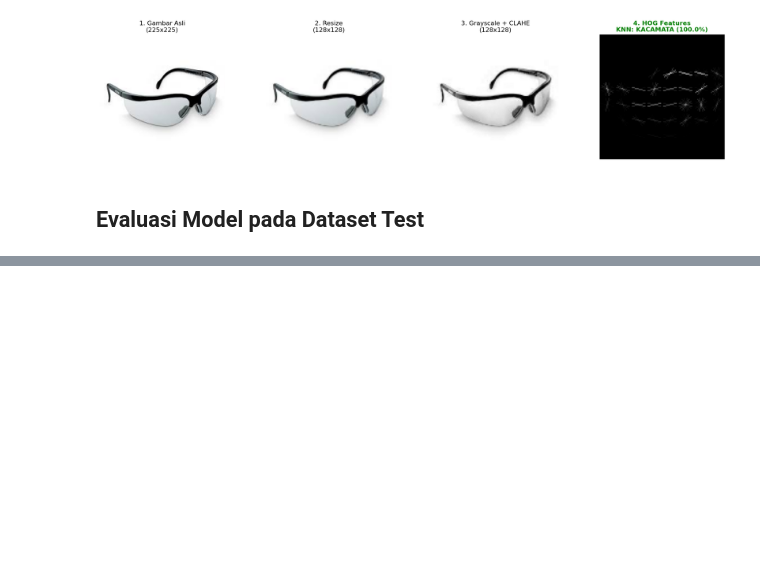
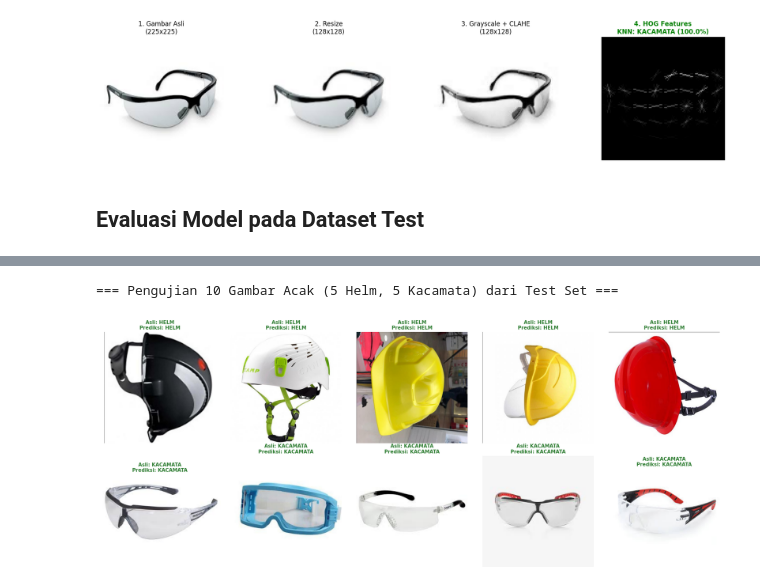
Before and after one commit to DwikyRezza/klasifikasi-APD-menggunakan-KNN, a Jupyter notebook: new_knn.ipynb, the cells around one changed output, grey strips where cells are left out. Drawn from its saved outputs; the diff is of its cells as text; code cells hidden in the pictures; blank space fills up the shorter version.

Commit message:
update pengujian dengan 10 gambar acak dari test set

```diff
--- a/new_knn.ipynb
+++ b/new_knn.ipynb
@@ -307,0 +270,53 @@ predict_custom_image(image_path)
+# %%
+import glob
+import os
+import random
+import matplotlib.pyplot as plt
+import cv2
+
+print('=== Pengujian 10 Gambar Acak (5 Helm, 5 Kacamata) dari Test Set ===')
+
+# Mengambil 5 gambar helm dan 5 gambar kacamata secara acak
+helm_all = glob.glob('dataset/test/helm/*.*')
+kacamata_all = glob.glob('dataset/test/kacamata/*.*')
+
+helm_samples = random.sample(helm_all, min(5, len(helm_all)))
+kacamata_samples = random.sample(kacamata_all, min(5, len(kacamata_all)))
+
+test_images = helm_samples + kacamata_samples
+
+fig, axes = plt.subplots(2, 5, figsize=(20, 8))
+axes = axes.flatten()
+
+for i, img_path in enumerate(test_images):
+    if not os.path.exists(img_path):
+        continue
+
+    features = extract_features(img_path)
+    if features is None:
+        continue
+
+    features_scaled = scaler_final.transform([features])
+    prediction      = knn_final.predict(features_scaled)[0]
+    probabilities   = knn_final.predict_proba(features_scaled)[0]
+    predicted_class = CLASSES[prediction]
+    #confidence      = probabilities[prediction] * 100
+
+    img_bgr = cv2.imread(img_path)
+    img_rgb = cv2.cvtColor(img_bgr, cv2.COLOR_BGR2RGB)
+
+    true_label = 'helm' if 'helm' in img_path.lower() else 'kacamata'
+    color = '#2e7d32' if predicted_class.lower() == true_label else '#c62828'
+
+    axes[i].imshow(img_rgb)
+    axes[i].set_title(
+        f'Asli: {true_label.upper()}\nPrediksi: {predicted_class.upper()}',
+        fontsize=11, fontweight='bold', color=color
+    )
+    axes[i].axis('off')
+
+plt.tight_layout()
+plt.show()
+# %% [output]
+=== Pengujian 10 Gambar Acak (5 Helm, 5 Kacamata) dari Test Set ===
+[figure, added]
```
Also changed, not shown: parts of 4 cells of this notebook, 1 other file.
